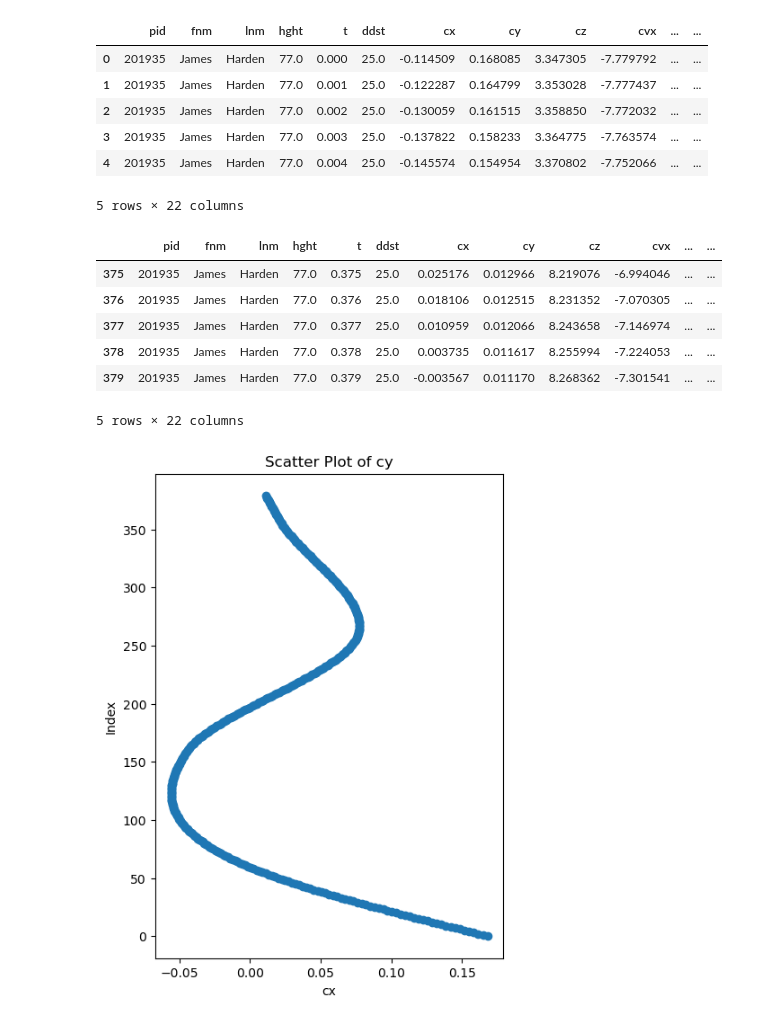
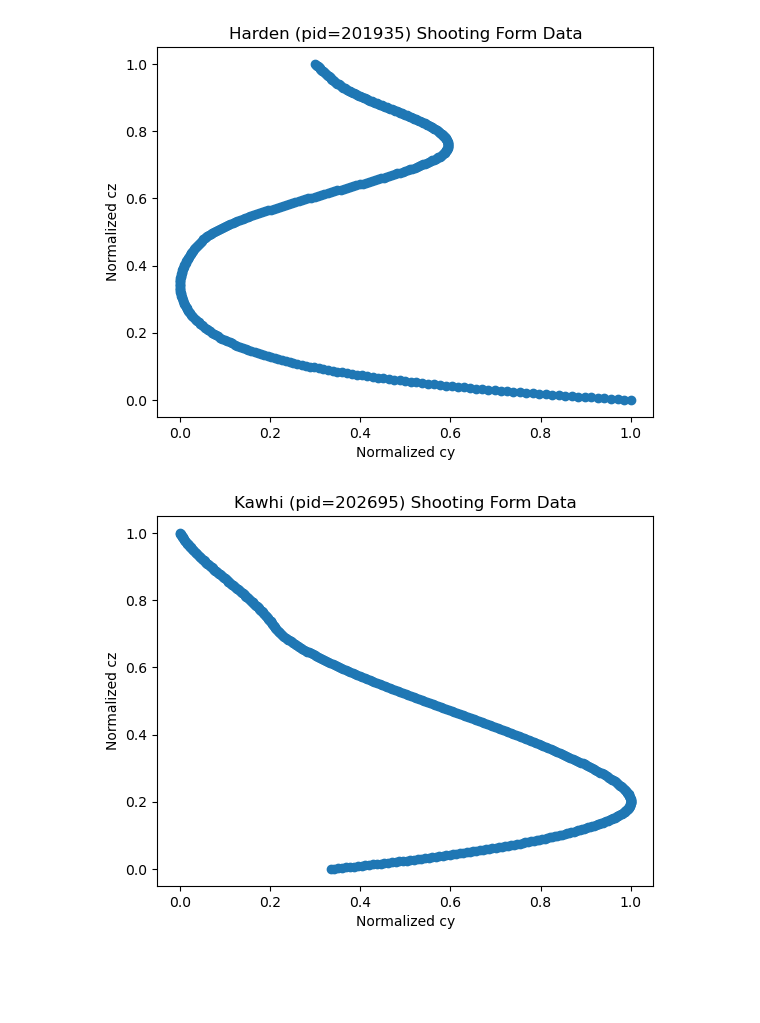
Before and after one commit to soumil101/formPredictor, a Jupyter notebook: Player-Data-Plotting.ipynb, the cells around one changed output. Drawn from its saved outputs; the diff is of its cells as text; code cells hidden in the pictures; blank space fills up the shorter version.

```diff
--- a/Player-Data-Plotting.ipynb
+++ b/Player-Data-Plotting.ipynb
@@ -8,10 +0,0 @@ df = pd.read_csv('./Shooting Form Data/path_detail.csv')
-# %%
-df.head()
-# %% [output]
-|  | pid | fnm | lnm | hght | t | ddst | cx | cy | cz | cvx | ... | ... |
-| 0 | 201935 | James | Harden | 77.0 | 0.000 | 25.0 | -0.114509 | 0.168085 | 3.347305 | -7.779792 | ... | ... |
-| 1 | 201935 | James | Harden | 77.0 | 0.001 | 25.0 | -0.122287 | 0.164799 | 3.353028 | -7.777437 | ... | ... |
-| 2 | 201935 | James | Harden | 77.0 | 0.002 | 25.0 | -0.130059 | 0.161515 | 3.358850 | -7.772032 | ... | ... |
-| 3 | 201935 | James | Harden | 77.0 | 0.003 | 25.0 | -0.137822 | 0.158233 | 3.364775 | -7.763574 | ... | ... |
-| 4 | 201935 | James | Harden | 77.0 | 0.004 | 25.0 | -0.145574 | 0.154954 | 3.370802 | -7.752066 | ... | ... |
-5 rows × 22 columns
@@ -20,19 +1,26 @@ df_james = df[df['pid'] == 201935]
-# %%
-df_james.tail()
-# %% [output]
-|  | pid | fnm | lnm | hght | t | ddst | cx | cy | cz | cvx | ... | ... |
-| 375 | 201935 | James | Harden | 77.0 | 0.375 | 25.0 | 0.025176 | 0.012966 | 8.219076 | -6.994046 | ... | ... |
-| 376 | 201935 | James | Harden | 77.0 | 0.376 | 25.0 | 0.018106 | 0.012515 | 8.231352 | -7.070305 | ... | ... |
-| 377 | 201935 | James | Harden | 77.0 | 0.377 | 25.0 | 0.010959 | 0.012066 | 8.243658 | -7.146974 | ... | ... |
-| 378 | 201935 | James | Harden | 77.0 | 0.378 | 25.0 | 0.003735 | 0.011617 | 8.255994 | -7.224053 | ... | ... |
-| 379 | 201935 | James | Harden | 77.0 | 0.379 | 25.0 | -0.003567 | 0.011170 | 8.268362 | -7.301541 | ... | ... |
-5 rows × 22 columns
-# %%
-plt.figure(figsize=(5, 7))  # Set the figure size (width, height) in inches
-plt.scatter(df_james['cy'], df_james.index)
-plt.ylabel('Index')
-plt.xlabel('cx')
-plt.title('Scatter Plot of cy')
-plt.show()
-# %% [output]
-[figure, removed]
+# %%
+import numpy as np
+import pandas as pd
+import matplotlib.pyplot as plt
+from sklearn.preprocessing import MinMaxScaler
+
+df = pd.read_csv('./Shooting Form Data/path_detail.csv')
+
+player_ids = [201935, 202695, 2544, 2594, 201939, 977, 202689, 202681, 201565]
+player_names = ["harden", "kawhi", "LeBron", "Korver", "curry", "kobe", "Kemba", "Kyrie", "drose"]
+
+for id, name in zip(player_ids, player_names):
+    df_player = df[df['pid'] == id]
+
+    cy_norm = (df_player['cy'] - df_player['cy'].min()) / (df_player['cy'].max() - df_player['cy'].min())
+    cz_norm = (df_player['cz'] - df_player['cz'].min()) / (df_player['cz'].max() - df_player['cz'].min())
+
+    plt.figure()
+    plt.scatter(cy_norm, cz_norm)
+    plt.xlabel('Normalized cy')
+    plt.ylabel('Normalized cz')
+    plt.title(f'{name.capitalize()} (pid={id}) Shooting Form Data')
+    plt.show()
+# %% [output]
+[figure, added]
+[figure, added]
```
Also changed, not shown: parts of 4 cells of this notebook, 1 other file.
